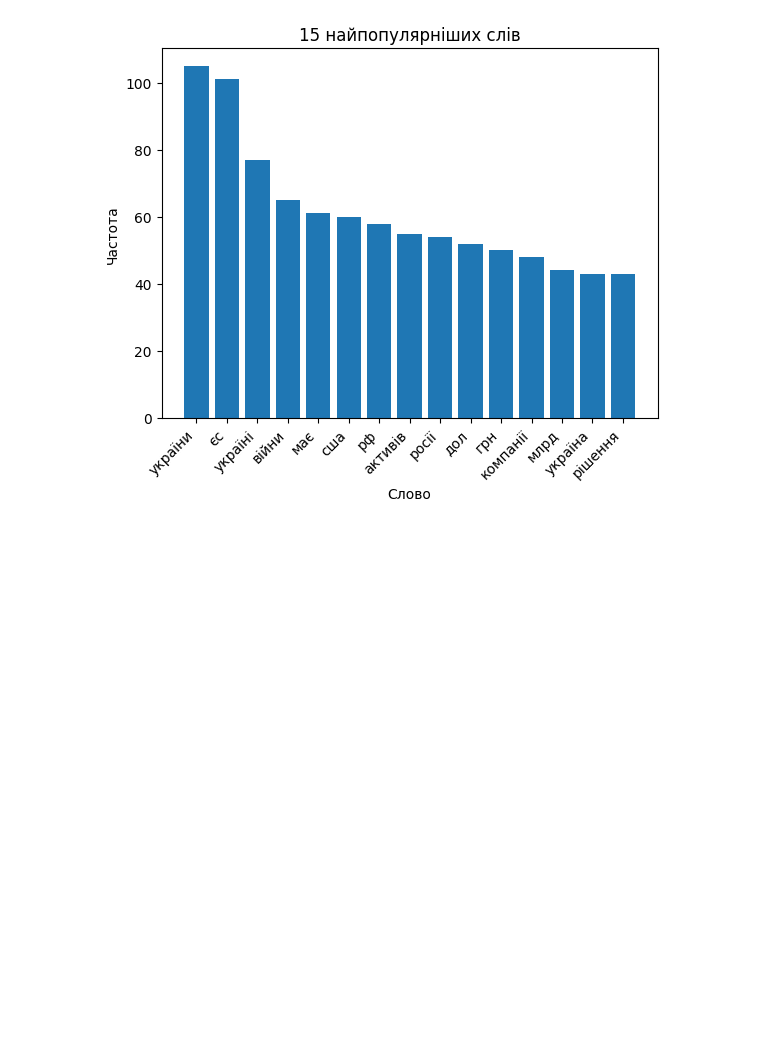
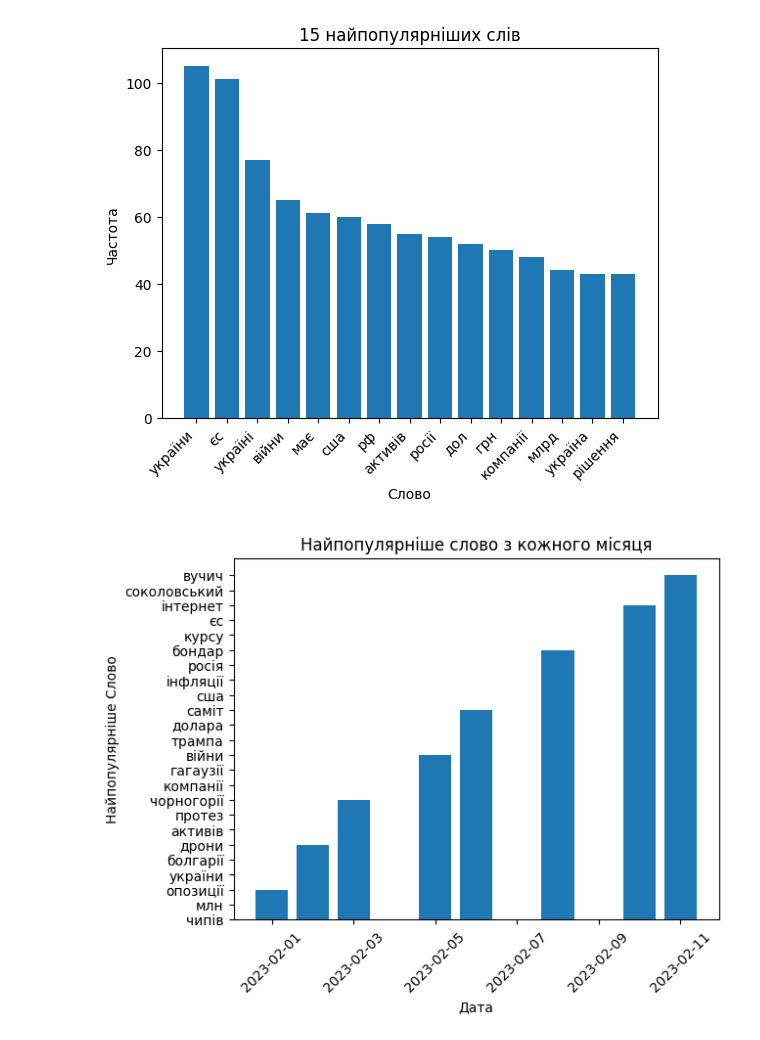
Before and after one commit to kristi5491/python__1, a Jupyter notebook: analys.ipynb, the cells around one changed output. Saved outputs shown, nothing was run; the diff lists cells and outputs as text; code cells hidden in the pictures; blank space fills up the shorter version.

```diff
--- a/analys.ipynb
+++ b/analys.ipynb
@@ -44,3 +44,27 @@ plt.xticks(rotation=45, ha='right')
 plt.show()
 # %% [output]
 [figure]
+# %%
+
+
+df = pd.read_csv('pravda_data_cleaned.csv', parse_dates=['Date'])
+
+def get_most_popular_word(row):
+    words = re.findall(r'\b\w+\b', row, flags=re.UNICODE)
+    words = [word.lower() for word in words]
+    filtered_words = [word for word in words if word not in stop_words_list]
+    word_freq = pd.Series(filtered_words).value_counts().reset_index()
+    word_freq.columns = ['Слово', 'Частота']
+    most_popular_word = word_freq.iloc[0]['Слово']
+    return most_popular_word
+
+df['Найпопулярніше Слово'] = df['Text'].apply(get_most_popular_word)
+
+plt.bar(df['Date'], df['Найпопулярніше Слово'])
+plt.xlabel('Дата')
+plt.ylabel('Найпопулярніше Слово')
+plt.title('Найпопулярніше слово з кожного місяця')
+plt.xticks(rotation=45)
+plt.show()
+# %% [output]
+[figure, added]
```
